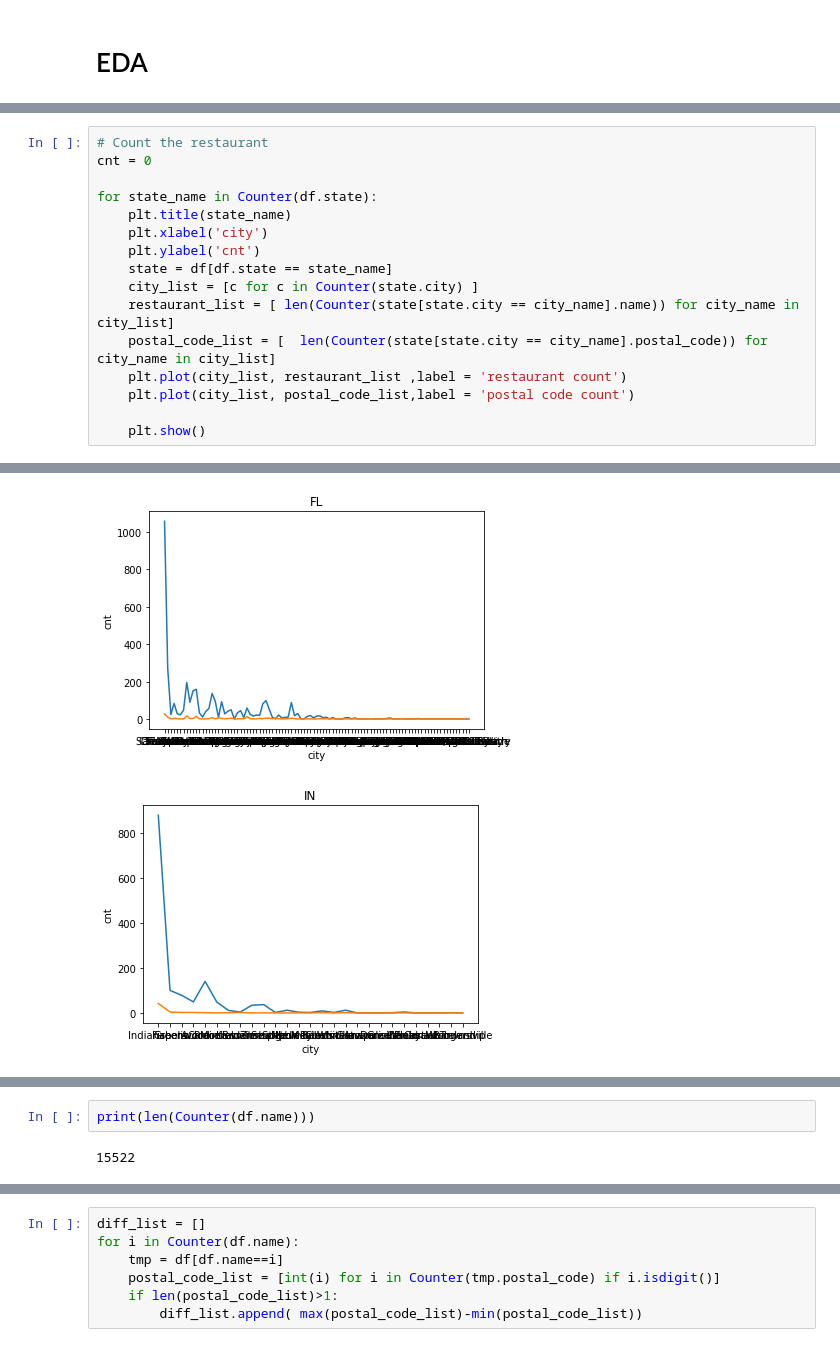
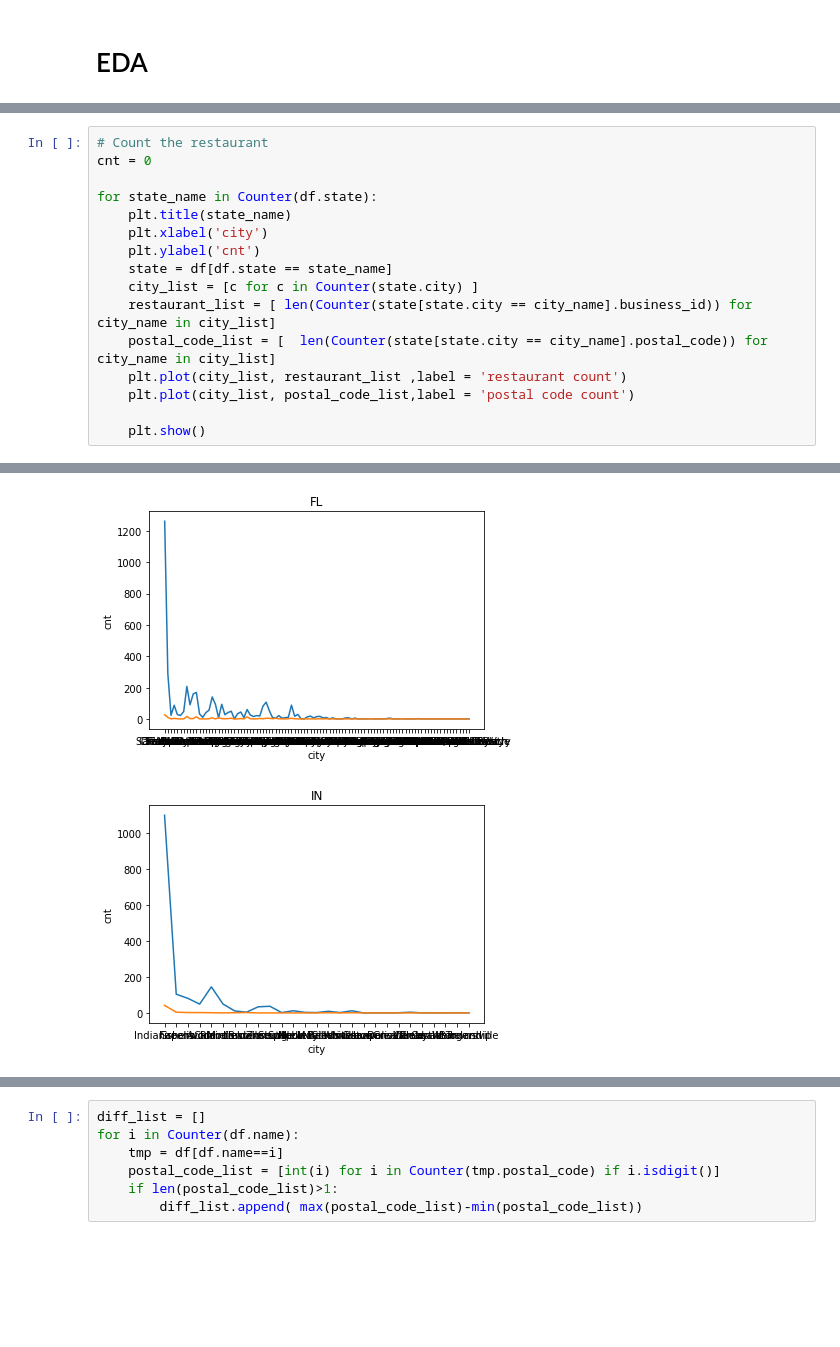
Before and after one commit to stephanie0324/restaurant_placement_recommnedation, a Jupyter notebook: 2_EDA.ipynb, the cells around one changed output, grey strips where cells are left out. Saved outputs shown, nothing was run; the diff lists cells and outputs as text; blank space fills up the shorter version.

```diff
--- a/2_EDA.ipynb
+++ b/2_EDA.ipynb
@@ -61,7 +66,7 @@ for state_name in Counter(df.state):
     plt.ylabel('cnt')
     state = df[df.state == state_name]
     city_list = [c for c in Counter(state.city) ]
-    restaurant_list = [ len(Counter(state[state.city == city_name].name)) for city_name in city_list]
+    restaurant_list = [ len(Counter(state[state.city == city_name].business_id)) for city_name in city_list]
     postal_code_list = [  len(Counter(state[state.city == city_name].postal_code)) for city_name in city_list]
     plt.plot(city_list, restaurant_list ,label = 'restaurant count')
     plt.plot(city_list, postal_code_list,label = 'postal code count')
@@ -75,3 +80,3 @@ for state_name in Counter(df.state):
-[figure, old version]
+[figure, new version]
-[figure, old version]
+[figure, new version]
 [figure]
@@ -84,5 +89 @@ for state_name in Counter(df.state):
 [figure]
-# %%
-print(len(Counter(df.name)))
-# %% [output]
-15522
```
Also changed, not shown: parts of 13 cells of this notebook, 10 other files.
